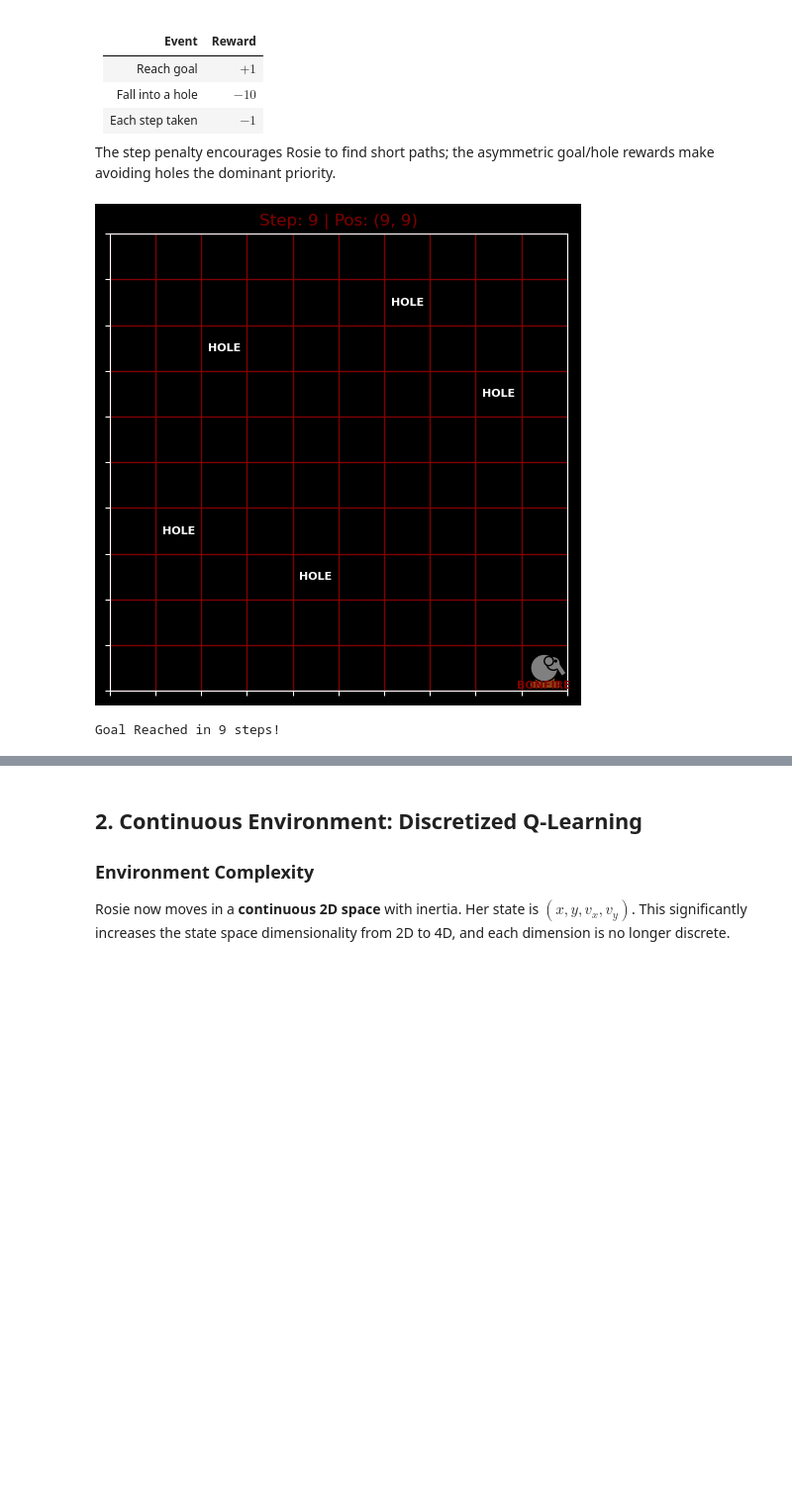
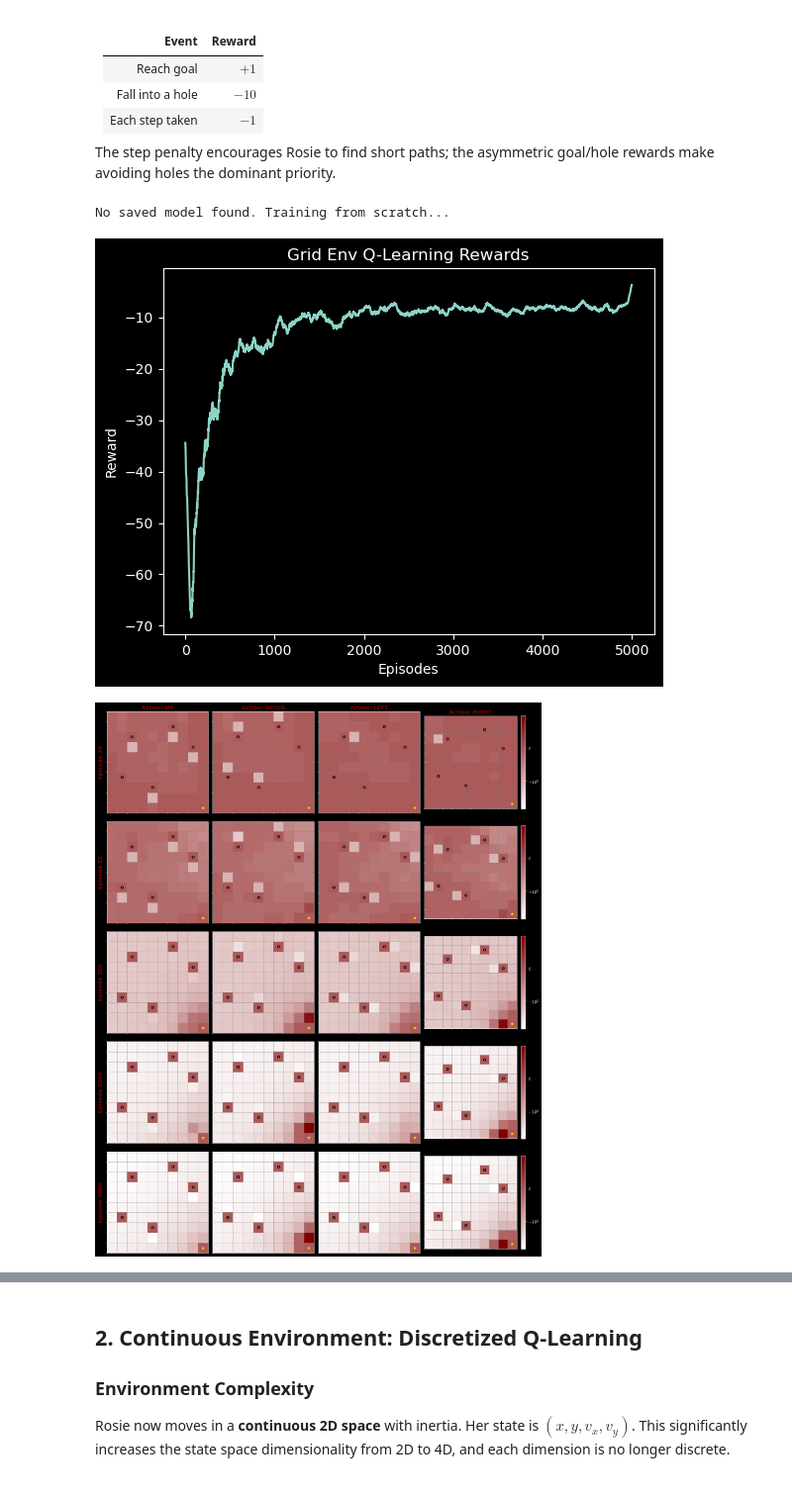
Before and after one commit to kevpatha/RHIT_Reinforcement_Learning_Intro, a Jupyter notebook: MAIN_Lecture.ipynb, the cells around one changed output, grey strips where cells are left out. Shown at 99% size. Cells and saved outputs as stored; diff of their text form; code cells hidden in the pictures; blank space fills up the shorter version.

Commit message:
Update figures and guis

```diff
--- a/MAIN_Lecture.ipynb
+++ b/MAIN_Lecture.ipynb
@@ -81,12 +81,12 @@ if Q_table_grid is None or rewards_grid is None:
     alpha = 0.1
     rewards_grid = np.zeros(episode_count)
 
+    snapshot_episodes_target = {10, 25, 100, 1000}  # episode 5000 captured after the loop
     q_snapshots = []
     snapshot_episodes = []
-    snapshot_interval = 1000
 
     for e in range(episode_count):
-        if e % snapshot_interval == 0:
+        if e in snapshot_episodes_target:
             q_snapshots.append(Q_table_grid.copy())
             snapshot_episodes.append(e)
 
@@ -107,34 +107,40 @@ if Q_table_grid is None or rewards_grid is None:
             # Update Q-table using the Temporal Difference (TD) target: r + gamma * max Q(s', a')
             td_target = rew + gamma * np.max(Q_table_grid[state_next[0], state_next[1]])
             td_error = td_target - Q_table_grid[state[0], state[1]][action]
             Q_table_grid[state[0], state[1]][action] += alpha * td_error
 
             state = state_next
             if done: break
         rewards_grid[e] = ep_reward
 
+    # Capture final snapshot at episode 5000
     q_snapshots.append(Q_table_grid.copy())
     snapshot_episodes.append(episode_count)
 
     save_result(Q_table_grid, 'q_table_grid.pkl')
     save_result(rewards_grid, 'rewards_grid.pkl')
     save_result((q_snapshots, snapshot_episodes), 'snapshots_grid.pkl')
 else:
     print("Loaded saved Q-table and rewards.")
     q_snapshots, snapshot_episodes = load_result('snapshots_grid.pkl')
     rewards_grid = rewards_grid.flatten()
     print(f"Loaded {len(rewards_grid)} reward records.")
 
 # Plot Rewards
 plt.plot(np.convolve(rewards_grid, np.ones(100)/100, mode='same'))
 plt.title("Grid Env Q-Learning Rewards")
 plt.xlabel("Episodes")
 plt.ylabel("Reward")
 plt.show()
 
-print('Should show plots')
+# Plot Q-value heatmaps across training snapshots
+env.plot_q_table_progression(q_snapshots, snapshot_episodes)
+
+# Plot the final greedy policy
 env.plot_policy(Q_table_grid)
-env.run_inline(q_table=Q_table_grid)
+
+env.run_gui(q_table=Q_table_grid)
 # %% [output]
+No saved model found. Training from scratch...
-[figure, old version]
+[figure, new version]
-Goal Reached in 9 steps!
+[figure, added]
```
Also changed, not shown: parts of 7 cells of this notebook, 2 other files.
